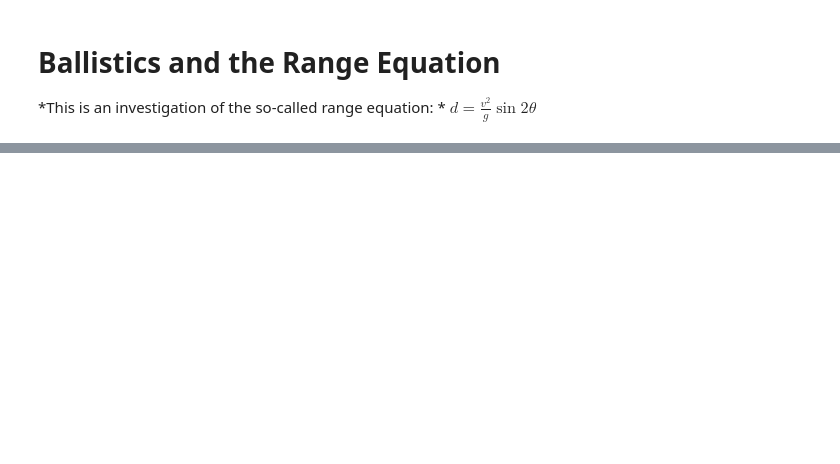
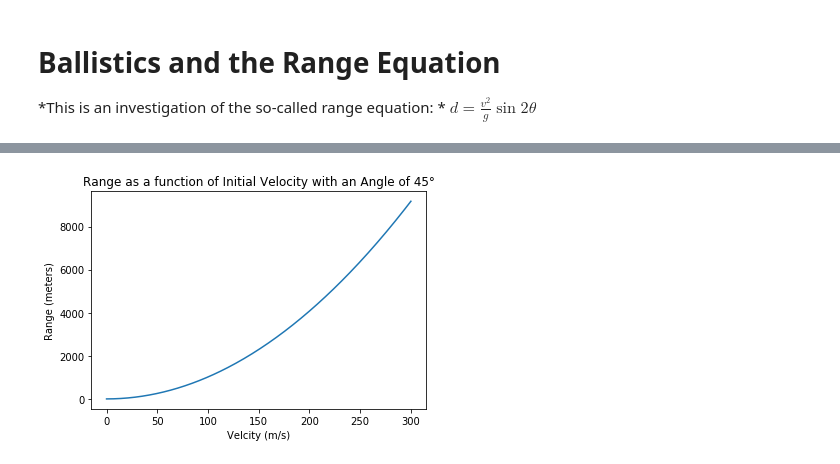
Before and after one commit to ellaedmonds/datascience, a Jupyter notebook: ballistics.ipynb, the cells around one changed output, grey strips where cells are left out. Cells and saved outputs as stored; diff of their text form; code cells hidden in the pictures; blank space fills up the shorter version.

```diff
--- a/ballistics.ipynb
+++ b/ballistics.ipynb
@@ -44,0 +64,15 @@ plt.show()
+# %%
+vels = linspace(0, 300, num=300)
+def velocityformula(theta, velos):
+    Ranges = []
+    for n in velos:
+        Range = ((n**2)/9.81)*sin(2*radians(theta))
+        Ranges.append(Range)
+    return Ranges
+plt.plot(vels,velocityformula(45,vels))
+plt.title("Range as a function of Initial Velocity with an Angle of 45°")
+plt.xlabel("Velcity (m/s)")
+plt.ylabel("Range (meters)")
+plt.show()
+# %% [output]
+[figure, added]
```
Also changed, not shown: parts of 6 cells of this notebook.
